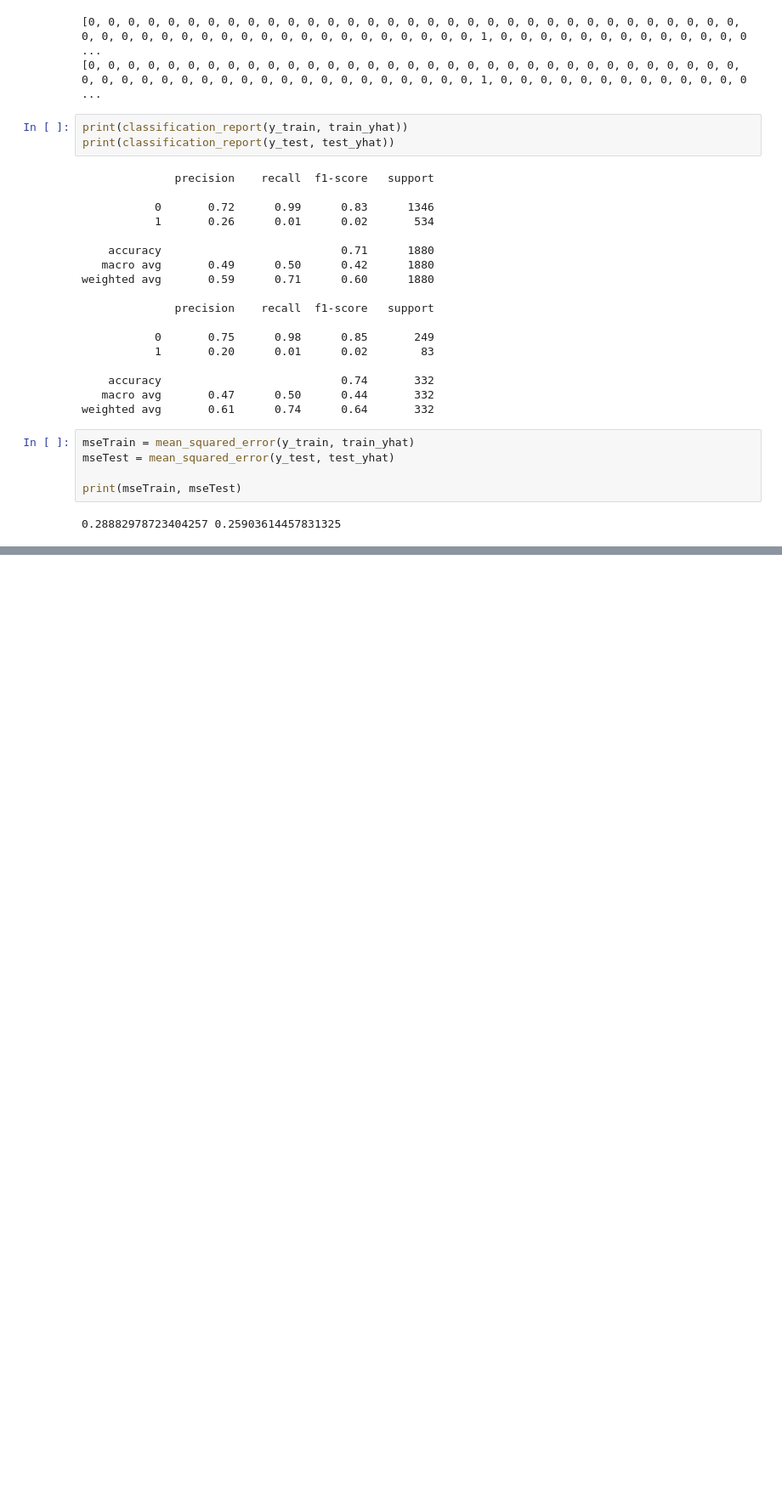
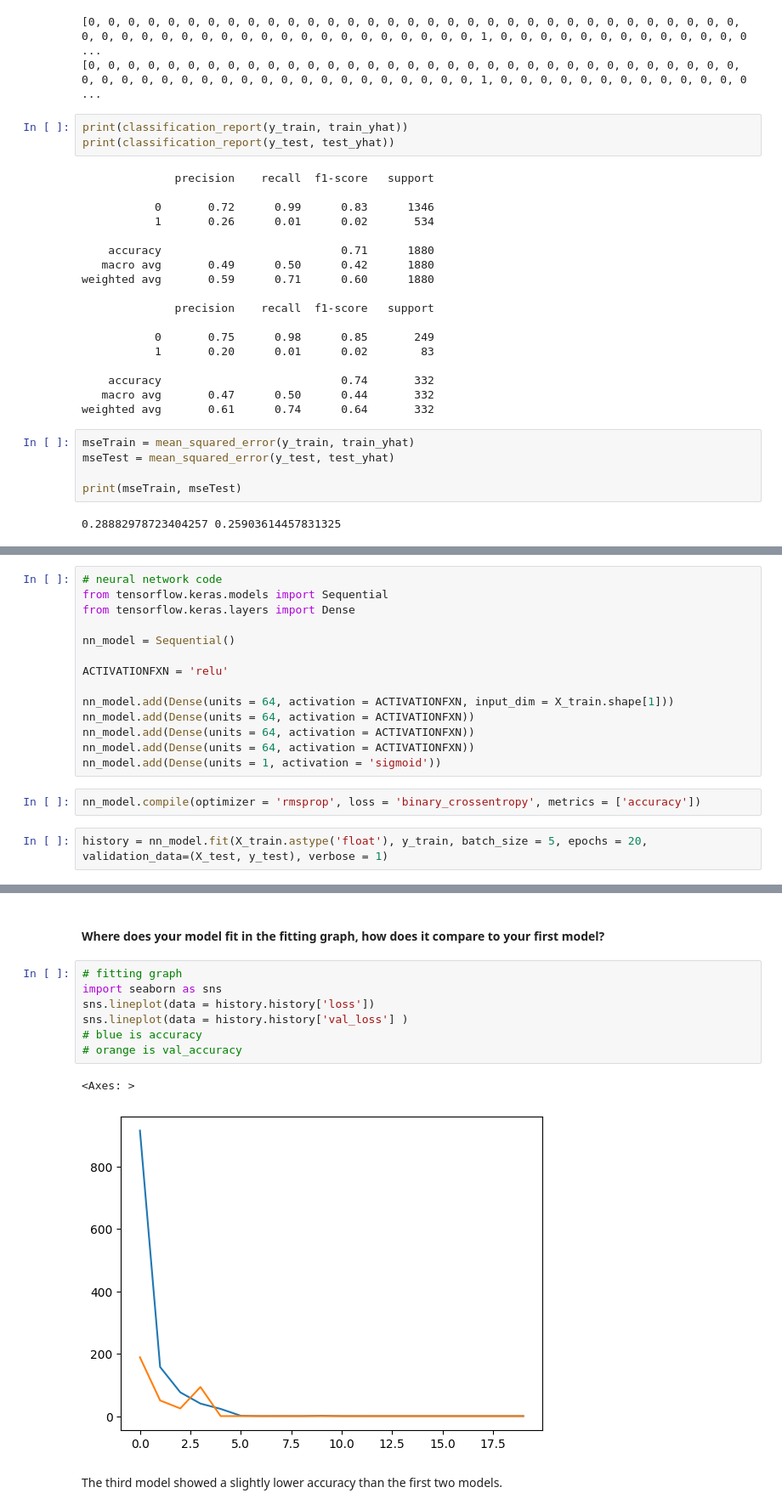
Before and after one commit to Ai-Albert/cse151a_project, a Jupyter notebook: cse151a_project.ipynb, the cells around one changed output, grey strips where cells are left out. Shown at 85% size. Cells and saved outputs as stored; diff of their text form; blank space fills up the shorter version.

Commit message:
Organized data and sections

```diff
--- a/cse151a_project.ipynb
+++ b/cse151a_project.ipynb
@@ -415,0 +427,18 @@ print(mseTrain, mseTest)
+# %%
+# neural network code
+from tensorflow.keras.models import Sequential
+from tensorflow.keras.layers import Dense
+
+nn_model = Sequential()
+
+ACTIVATIONFXN = 'relu'
+
+nn_model.add(Dense(units = 64, activation = ACTIVATIONFXN, input_dim = X_train.shape[1]))
+nn_model.add(Dense(units = 64, activation = ACTIVATIONFXN))
+nn_model.add(Dense(units = 64, activation = ACTIVATIONFXN))
+nn_model.add(Dense(units = 64, activation = ACTIVATIONFXN))
+nn_model.add(Dense(units = 1, activation = 'sigmoid'))
+# %%
+nn_model.compile(optimizer = 'rmsprop', loss = 'binary_crossentropy', metrics = ['accuracy'])
+# %%
+history = nn_model.fit(X_train.astype('float'), y_train, batch_size = 5, epochs = 20, validation_data=(X_test, y_test), verbose = 1)
@@ -415,0 +481,14 @@ print(mseTrain, mseTest)
+# %% [markdown]
+#### Where does your model fit in the fitting graph, how does it compare to your first model?
+# %%
+# fitting graph
+import seaborn as sns
+sns.lineplot(data = history.history['loss'])
+sns.lineplot(data = history.history['val_loss'] )
+# blue is accuracy
+# orange is val_accuracy
+# %% [output]
+<Axes: >
+[figure, added]
+# %% [markdown]
+The third model showed a slightly lower accuracy than the first two models.
```
Also changed, not shown: parts of 20 cells of this notebook.
